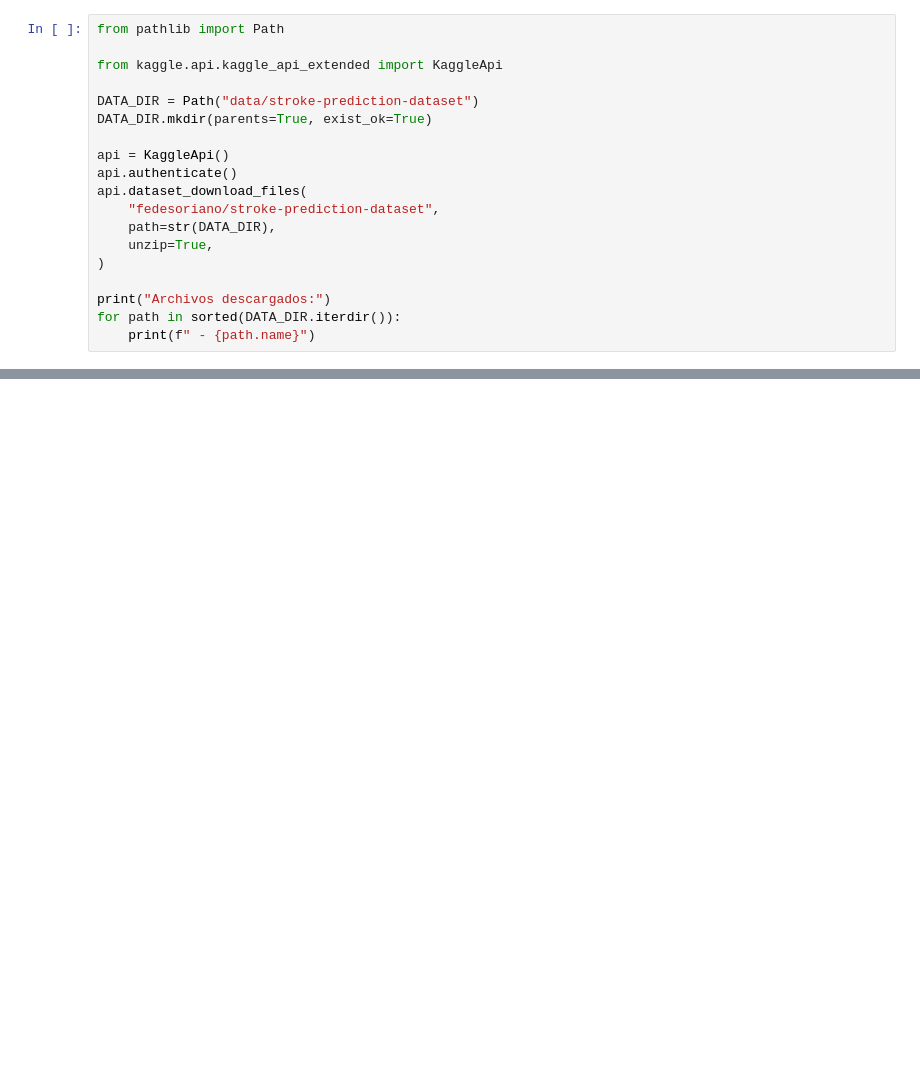
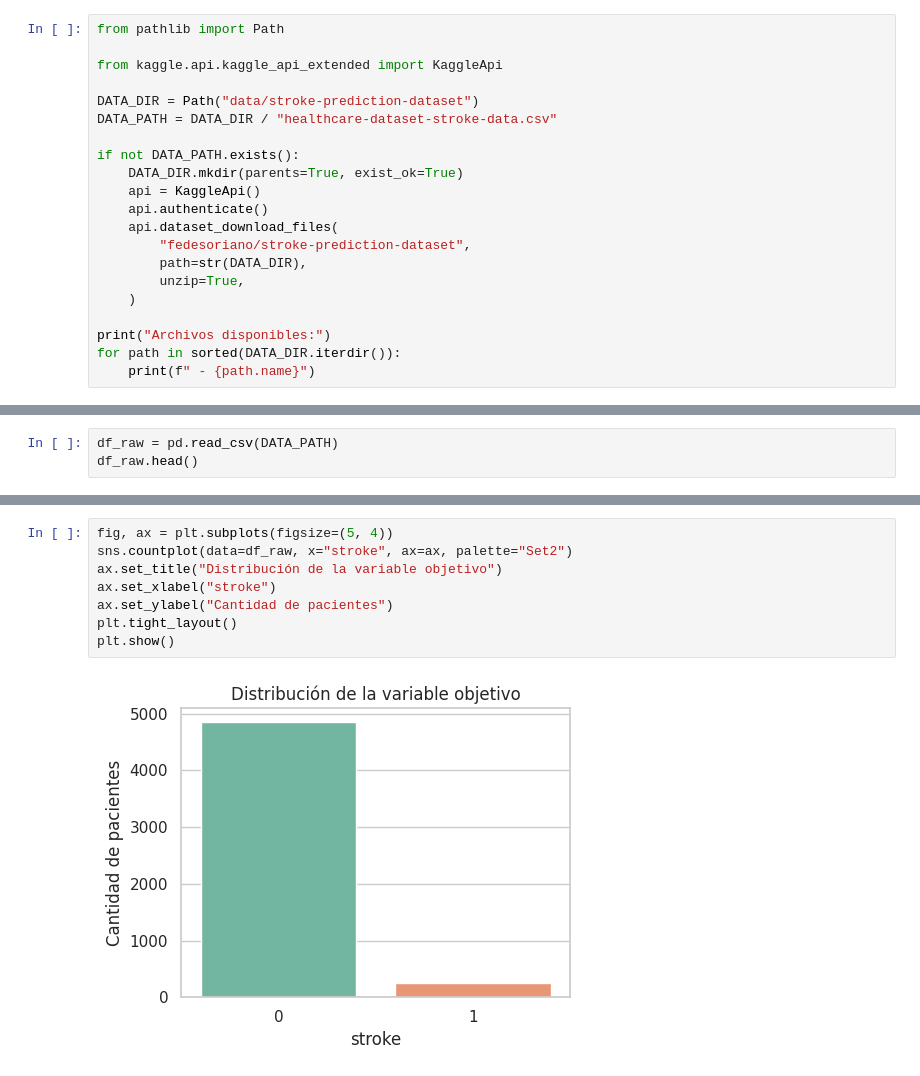
Before and after one commit to jbmild/ceia-ap-maquina, a Jupyter notebook: tp.ipynb, the cells around one changed output, grey strips where cells are left out. Cells and saved outputs as stored; diff of their text form; blank space fills up the shorter version.

```diff
--- a/tp.ipynb
+++ b/tp.ipynb
@@ -15,16 +57,18 @@ from pathlib import Path
 from kaggle.api.kaggle_api_extended import KaggleApi
 
 DATA_DIR = Path("data/stroke-prediction-dataset")
-DATA_DIR.mkdir(parents=True, exist_ok=True)
+DATA_PATH = DATA_DIR / "healthcare-dataset-stroke-data.csv"
 
-api = KaggleApi()
-api.authenticate()
-api.dataset_download_files(
-    "fedesoriano/stroke-prediction-dataset",
-    path=str(DATA_DIR),
-    unzip=True,
-)
+if not DATA_PATH.exists():
+    DATA_DIR.mkdir(parents=True, exist_ok=True)
+    api = KaggleApi()
+    api.authenticate()
+    api.dataset_download_files(
+        "fedesoriano/stroke-prediction-dataset",
+        path=str(DATA_DIR),
+        unzip=True,
+    )
 
-print("Archivos descargados:")
+print("Archivos disponibles:")
 for path in sorted(DATA_DIR.iterdir()):
     print(f" - {path.name}")
@@ -35,0 +121,3 @@ df.head()
+# %%
+df_raw = pd.read_csv(DATA_PATH)
+df_raw.head()
@@ -35,0 +197,10 @@ df.head()
+# %%
+fig, ax = plt.subplots(figsize=(5, 4))
+sns.countplot(data=df_raw, x="stroke", ax=ax, palette="Set2")
+ax.set_title("Distribución de la variable objetivo")
+ax.set_xlabel("stroke")
+ax.set_ylabel("Cantidad de pacientes")
+plt.tight_layout()
+plt.show()
+# %% [output]
+[figure, added]
```
Also changed, not shown: parts of 53 cells of this notebook, 1 other file.
